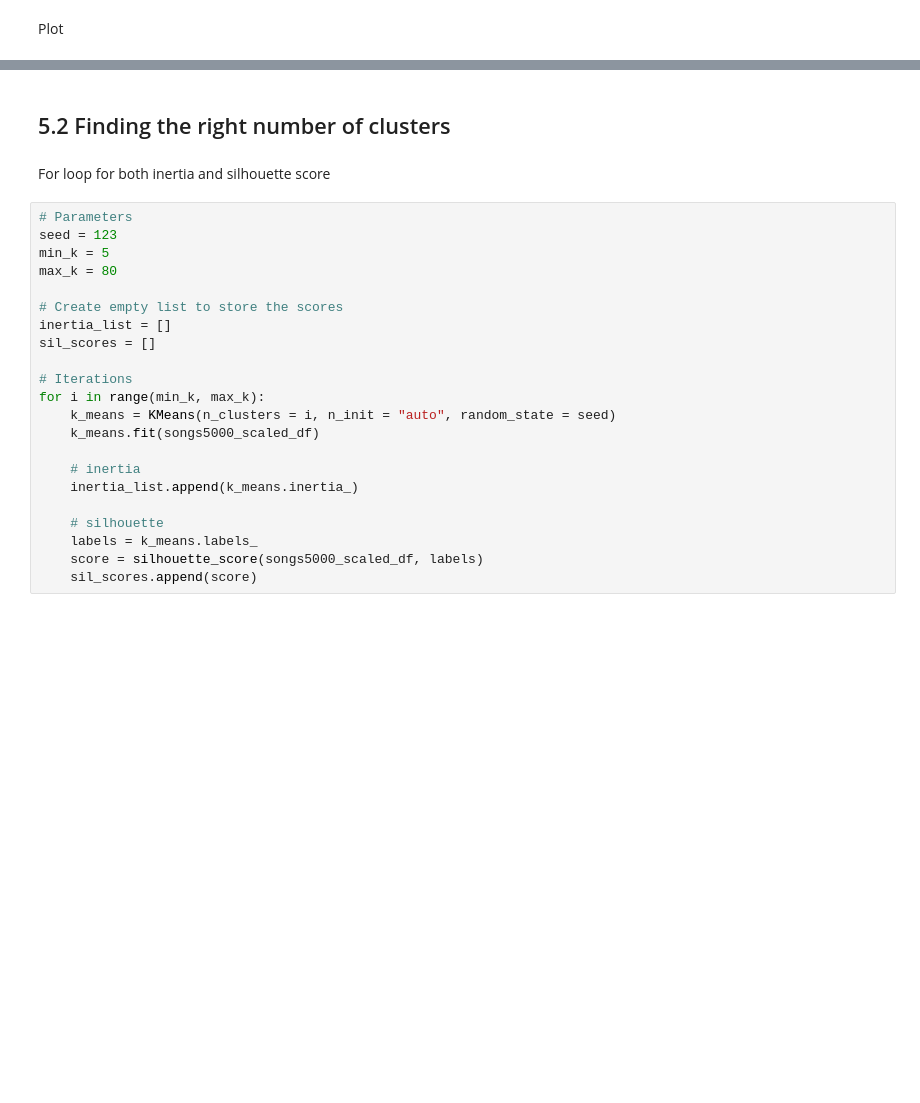
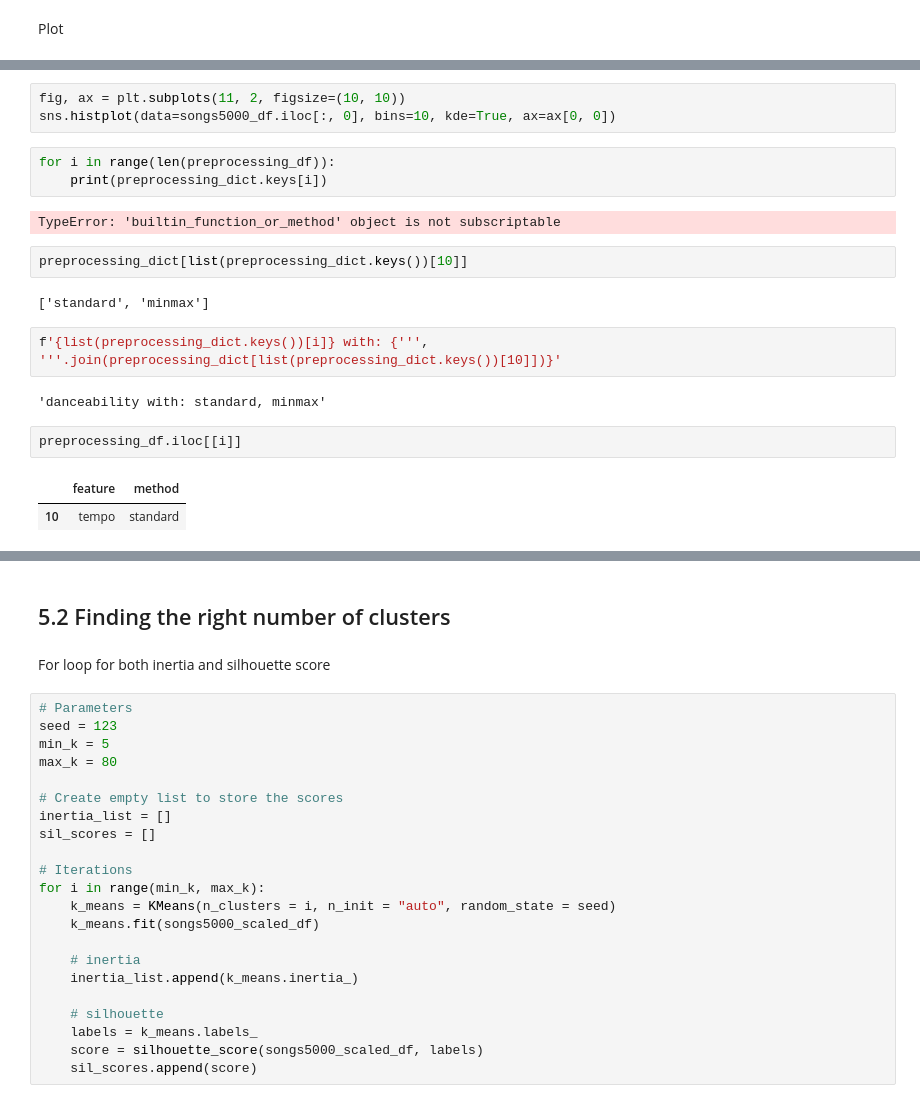
Before and after one commit to gastan81/unsupervised-ml, a Jupyter notebook: 3_analysing_k_means__choosing_k.ipynb, the cells around one changed output, grey strips where cells are left out. Cells and saved outputs as stored; diff of their text form; blank space fills up the shorter version.

```diff
--- a/3_analysing_k_means__choosing_k.ipynb
+++ b/3_analysing_k_means__choosing_k.ipynb
@@ -357,0 +365,21 @@ plt.show()
+# %%
+fig, ax = plt.subplots(11, 2, figsize=(10, 10))
+sns.histplot(data=songs5000_df.iloc[:, 0], bins=10, kde=True, ax=ax[0, 0])
+# %%
+for i in range(len(preprocessing_df)):
+    print(preprocessing_dict.keys[i])
+# %% [output]
+TypeError: 'builtin_function_or_method' object is not subscriptable
+# %%
+preprocessing_dict[list(preprocessing_dict.keys())[10]]
+# %% [output]
+['standard', 'minmax']
+# %%
+f'{list(preprocessing_dict.keys())[i]} with: {''', '''.join(preprocessing_dict[list(preprocessing_dict.keys())[10]])}'
+# %% [output]
+'danceability with: standard, minmax'
+# %%
+preprocessing_df.iloc[[i]]
+# %% [output]
+|  | feature | method |
+| 10 | tempo | standard |
```
Also changed, not shown: parts of 9 cells of this notebook.
